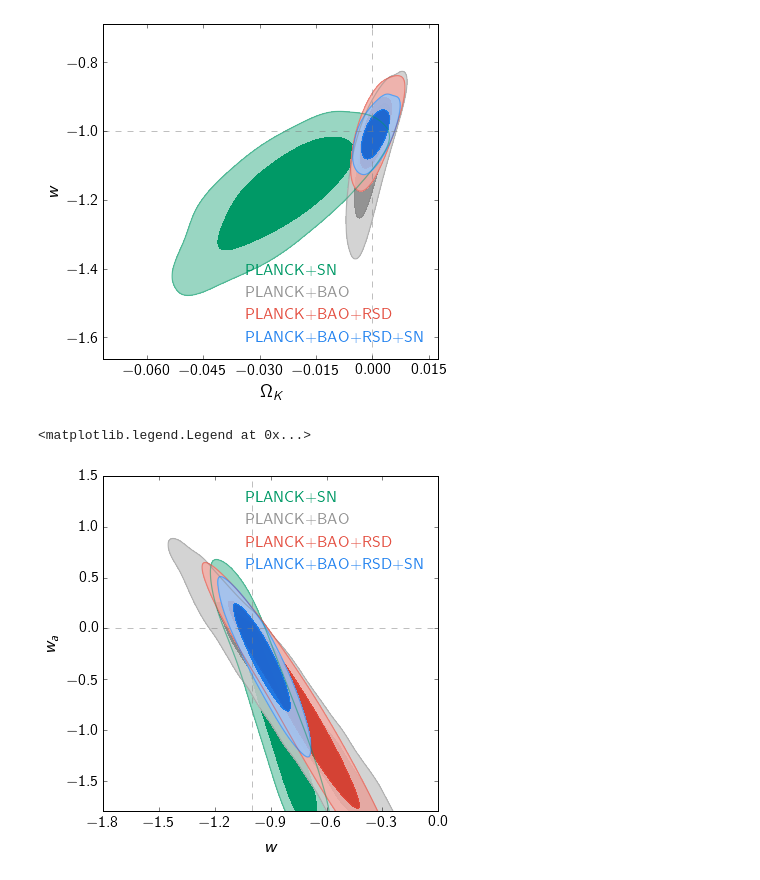
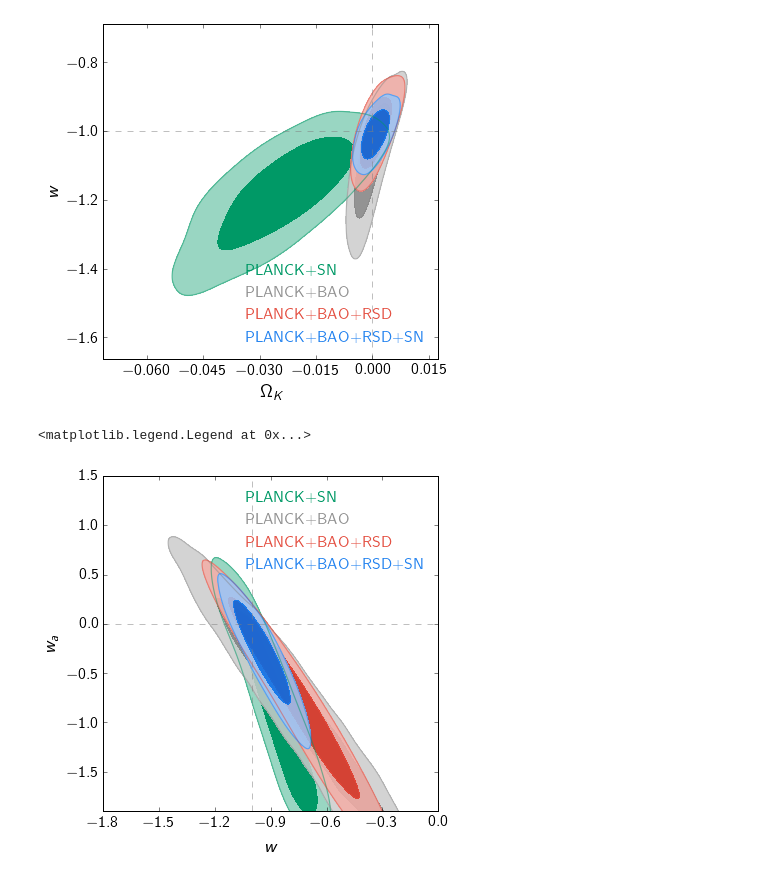
Before and after one commit to ja-vazquez/BOSS_files, a Jupyter notebook: DR12/dr12_constraints.ipynb, the cells around one changed output. Saved outputs shown, nothing was run; the diff lists cells and outputs as text; code cells hidden in the pictures.

Commit message:
constraint plots and tables

```diff
--- a/DR12/dr12_constraints.ipynb
+++ b/DR12/dr12_constraints.ipynb
@@ -223,23 +223,23 @@ g.add_legend(['PLANCK+SN', 'PLANCK+BAO', 'PLANCK+BAO+RSD', 'PLANCK+BAO+RSD+SN'],
 # %%
 roots = ['wowaCDM_PLK+JLA','wowaCDM_PLK+BAO12', 'wowaCDM_PLK+DR12', 'wowaCDM_PLK+DR12+JLA']
 
 g= plots.getSinglePlotter(chain_dir = dir_name, ratio=1., analysis_settings={'smooth_scale_2D': -1.})
 g.plot_2d(roots, param_pair=['w','wa'], filled=True, legend_labels=False, line_args={'lw':2,  'ls':'-'},
-             lims=[-1.8,0,-1.8,1.5])
+             lims=[-1.8,0,-1.9,1.5])
 
 #g = plots.getSubplotPlotter(chain_dir= dir_name, width_inch=16, analysis_settings={'smooth_scale_2D': -1.})
 g.settings.axes_fontsize = 20
 g.settings.lab_fontsize = 25
 g.settings.alpha_filled_add =0.9
 g.add_y_marker(0)
 g.add_x_marker(-1)
 
 #g.plots_2d(roots, param_pairs=[['omegak','w'], ['omegak','H0'], ['w','H0']], nx=3, filled=True,
 #           legend_labels=False, line_args={'lw':2,  'ls':'-'})
 
 g.add_legend(['PLANCK+SN','PLANCK+BAO', 'PLANCK+BAO+RSD', 'PLANCK+BAO+RSD+SN'],
              colored_text=True,  legend_loc='upper right')
 #g.export('OkwoCDM_all.pdf')
 # %% [output]
 <matplotlib.legend.Legend at 0x...>
-[figure, old version]
+[figure, new version]
```
Also changed, not shown: parts of 3 cells of this notebook, 1 other file.
